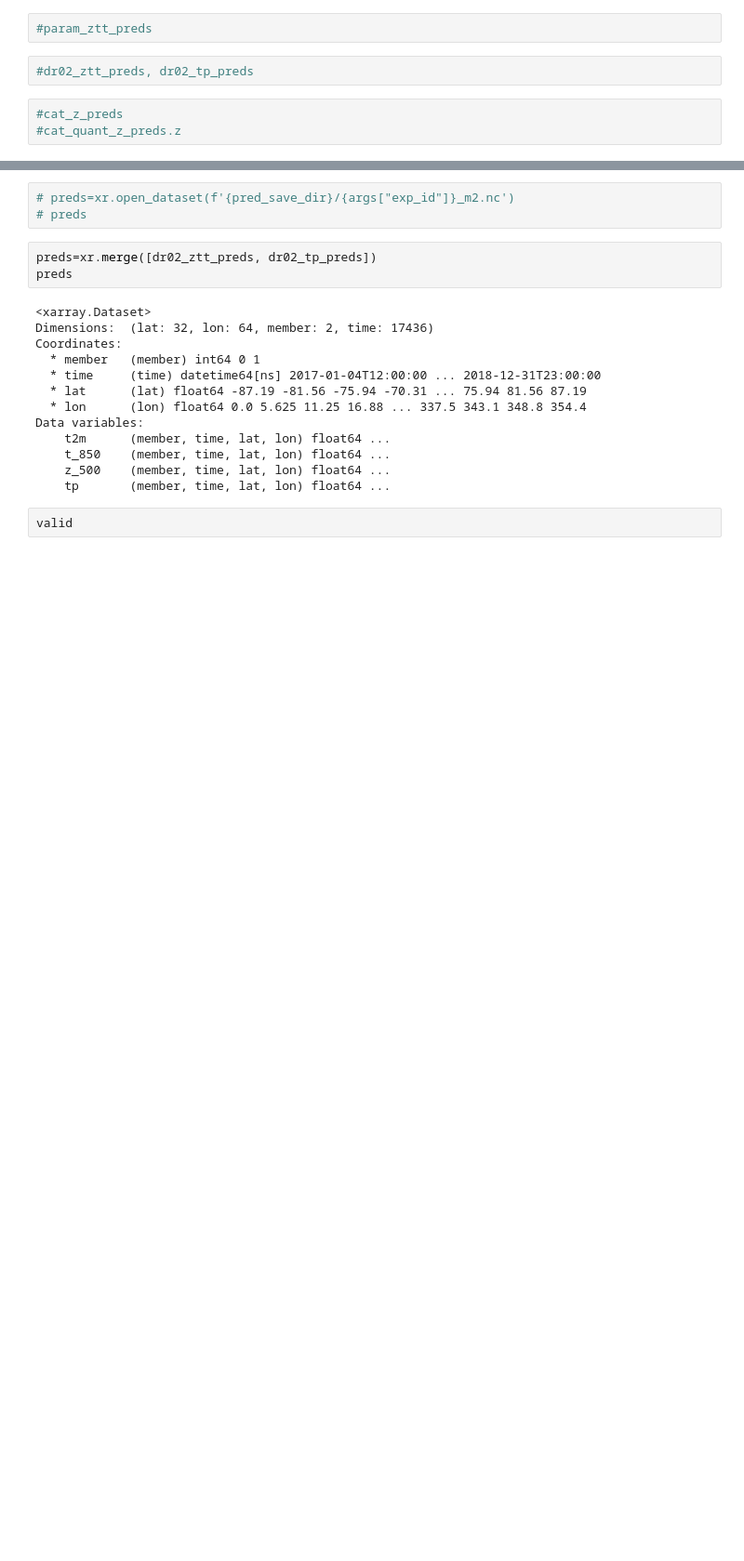
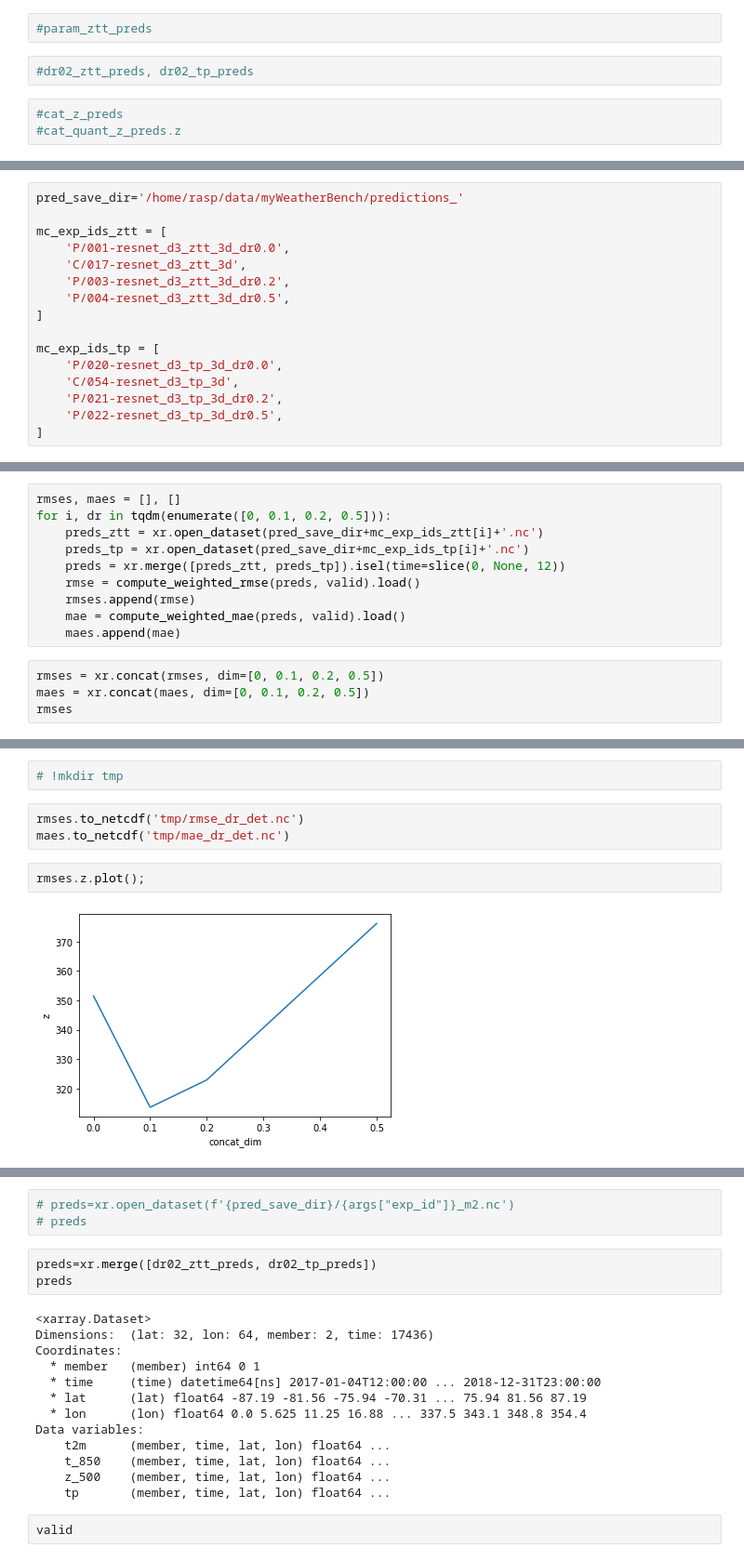
Before and after one commit to sagar-garg/WeatherBench, a Jupyter notebook: nbs_probabilistic/all-scores-comparison.ipynb, the cells around one changed output, grey strips where cells are left out. Shown at 93% size. Cells and saved outputs as stored; diff of their text form; blank space fills up the shorter version.

```diff
--- a/nbs_probabilistic/all-scores-comparison.ipynb
+++ b/nbs_probabilistic/all-scores-comparison.ipynb
@@ -169,0 +169,16 @@ cat_t_preds=xr.open_dataset(f'{pred_save_dir}/{exp_id}.nc')
+# %%
+pred_save_dir='/home/rasp/data/myWeatherBench/predictions_'
+
+mc_exp_ids_ztt = [
+    'P/001-resnet_d3_ztt_3d_dr0.0',
+    'C/017-resnet_d3_ztt_3d',
+    'P/003-resnet_d3_ztt_3d_dr0.2',
+    'P/004-resnet_d3_ztt_3d_dr0.5',
+]
+
+mc_exp_ids_tp = [
+    'P/020-resnet_d3_tp_3d_dr0.0',
+    'C/054-resnet_d3_tp_3d',
+    'P/021-resnet_d3_tp_3d_dr0.2',
+    'P/022-resnet_d3_tp_3d_dr0.5',
+]
@@ -169,0 +187,14 @@ cat_t_preds=xr.open_dataset(f'{pred_save_dir}/{exp_id}.nc')
+# %%
+rmses, maes = [], []
+for i, dr in tqdm(enumerate([0, 0.1, 0.2, 0.5])):
+    preds_ztt = xr.open_dataset(pred_save_dir+mc_exp_ids_ztt[i]+'.nc')
+    preds_tp = xr.open_dataset(pred_save_dir+mc_exp_ids_tp[i]+'.nc')
+    preds = xr.merge([preds_ztt, preds_tp]).isel(time=slice(0, None, 12))
+    rmse = compute_weighted_rmse(preds, valid).load()
+    rmses.append(rmse)
+    mae = compute_weighted_mae(preds, valid).load()
+    maes.append(mae)
+# %%
+rmses = xr.concat(rmses, dim=[0, 0.1, 0.2, 0.5])
+maes = xr.concat(maes, dim=[0, 0.1, 0.2, 0.5])
+rmses
@@ -169,0 +211,9 @@ cat_t_preds=xr.open_dataset(f'{pred_save_dir}/{exp_id}.nc')
+# %%
+# !mkdir tmp
+# %%
+rmses.to_netcdf('tmp/rmse_dr_det.nc')
+maes.to_netcdf('tmp/mae_dr_det.nc')
+# %%
+rmses.z.plot();
+# %% [output]
+[figure, added]
```
Also changed, not shown: parts of 44 cells of this notebook, 1 other file.
